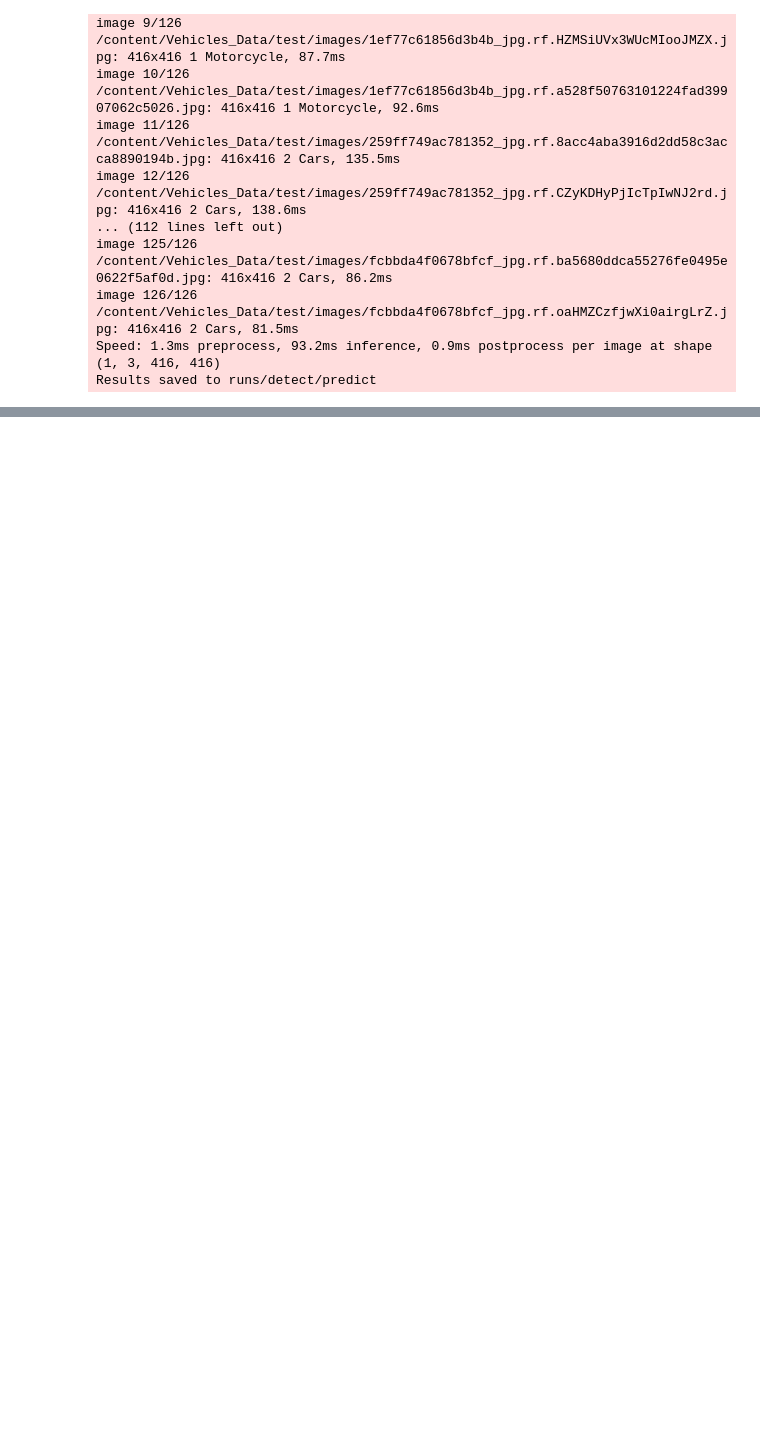
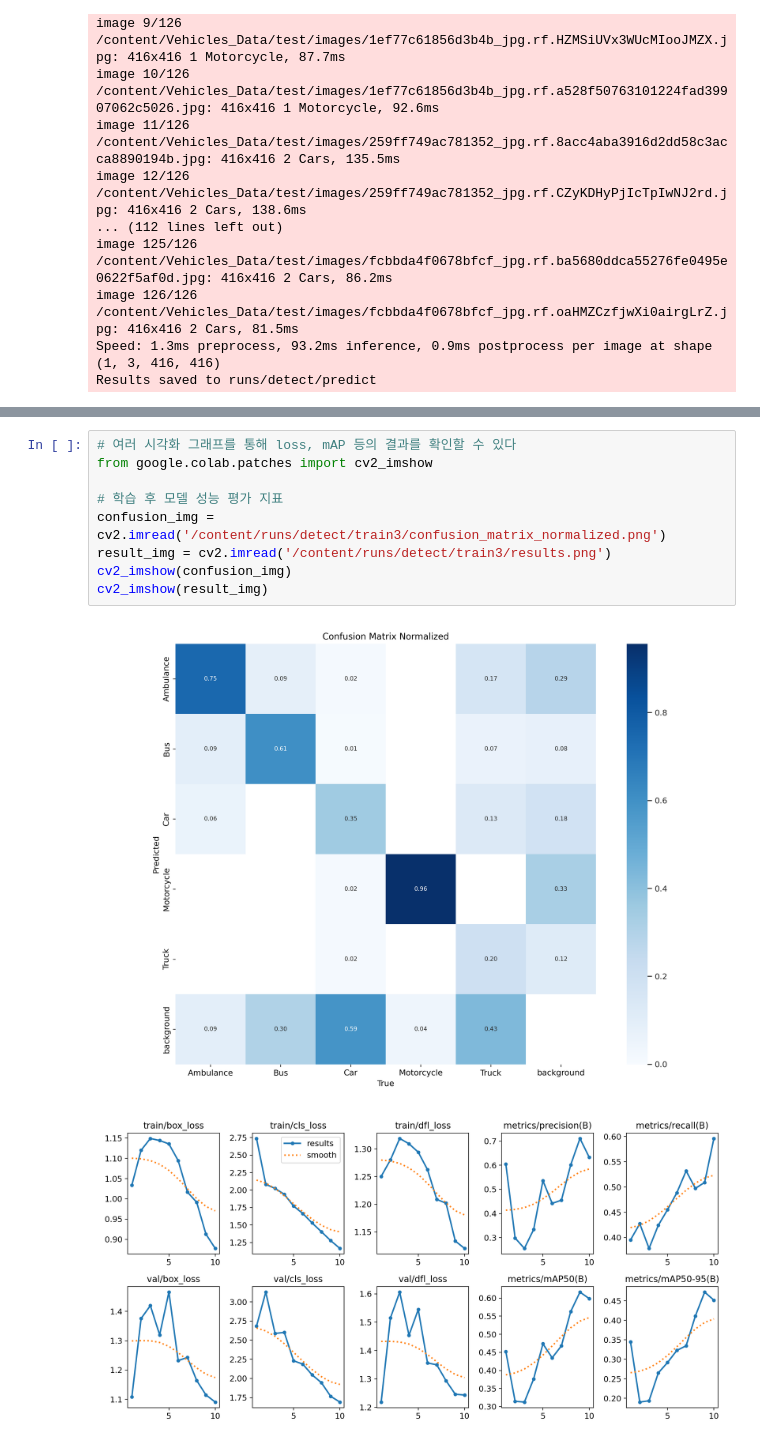
Before and after one commit to lee7198/IndustryProject, a Jupyter notebook: assignments/yolov8/YOLOv8.ipynb, the cells around one changed output, grey strips where cells are left out. Saved outputs shown, nothing was run; the diff lists cells and outputs as text; blank space fills up the shorter version.

Commit message:
add result images

```diff
--- a/assignments/yolov8/YOLOv8.ipynb
+++ b/assignments/yolov8/YOLOv8.ipynb
@@ -247,3 +250,15 @@ plt.axis('off')
 plt.show()
 # %% [output]
 [figure]
+# %%
+# 여러 시각화 그래프를 통해 loss, mAP 등의 결과를 확인할 수 있다
+from google.colab.patches import cv2_imshow
+
+# 학습 후 모델 성능 평가 지표
+confusion_img = cv2.imread('/content/runs/detect/train3/confusion_matrix_normalized.png')
+result_img = cv2.imread('/content/runs/detect/train3/results.png')
+cv2_imshow(confusion_img)
+cv2_imshow(result_img)
+# %% [output]
+[figure, added]
+[figure, added]
```
Also changed, not shown: parts of 3 cells of this notebook, 1 other file.
